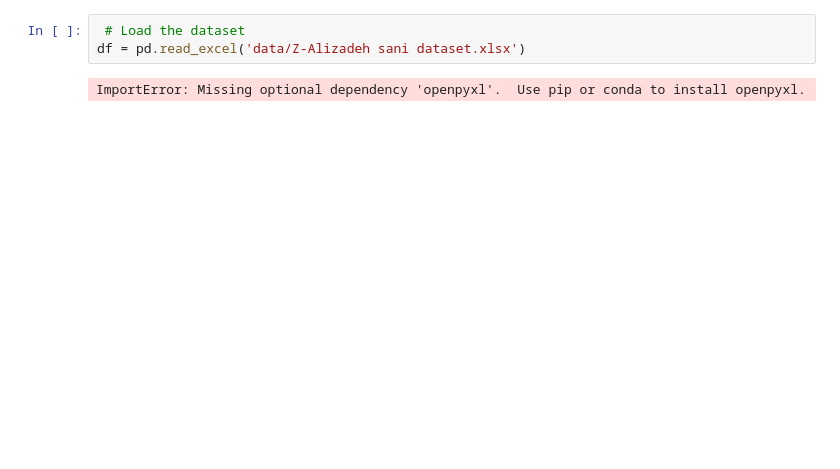
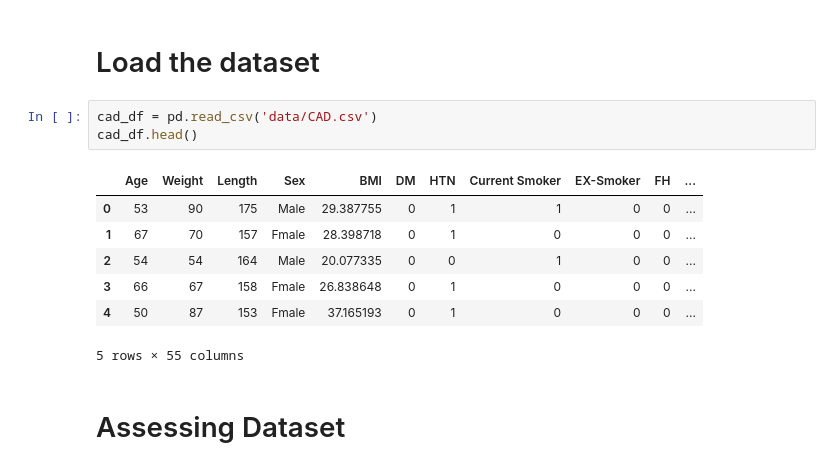
Before and after one commit to rizkiwijanarko/Coronary-Artery-Disease-Classification-using-Neural-Network, a Jupyter notebook: CAD Prediction.ipynb, the cells around one changed output. Cells and saved outputs as stored; diff of their text form; blank space fills up the shorter version.

```diff
--- a/CAD Prediction.ipynb
+++ b/CAD Prediction.ipynb
@@ -9,5 +18,15 @@ from sklearn.model_selection import train_test_split
+# %% [markdown]
+# Load the dataset
 # %%
- # Load the dataset
-df = pd.read_excel('data/Z-Alizadeh sani dataset.xlsx')
+cad_df = pd.read_csv('data/CAD.csv')
+cad_df.head()
 # %% [output]
+|  | Age | Weight | Length | Sex | BMI | DM | HTN | Current Smoker | EX-Smoker | FH | ... |
+| 0 | 53 | 90 | 175 | Male | 29.387755 | 0 | 1 | 1 | 0 | 0 | ... |
+| 1 | 67 | 70 | 157 | Fmale | 28.398718 | 0 | 1 | 0 | 0 | 0 | ... |
+| 2 | 54 | 54 | 164 | Male | 20.077335 | 0 | 0 | 1 | 0 | 0 | ... |
+| 3 | 66 | 67 | 158 | Fmale | 26.838648 | 0 | 1 | 0 | 0 | 0 | ... |
+| 4 | 50 | 87 | 153 | Fmale | 37.165193 | 0 | 1 | 0 | 0 | 0 | ... |
-ImportError: Missing optional dependency 'openpyxl'.  Use pip or conda to install openpyxl.
+5 rows × 55 columns
+# %% [markdown]
+# Assessing Dataset
```
Also changed, not shown: parts of 45 cells of this notebook, 2 other files.
